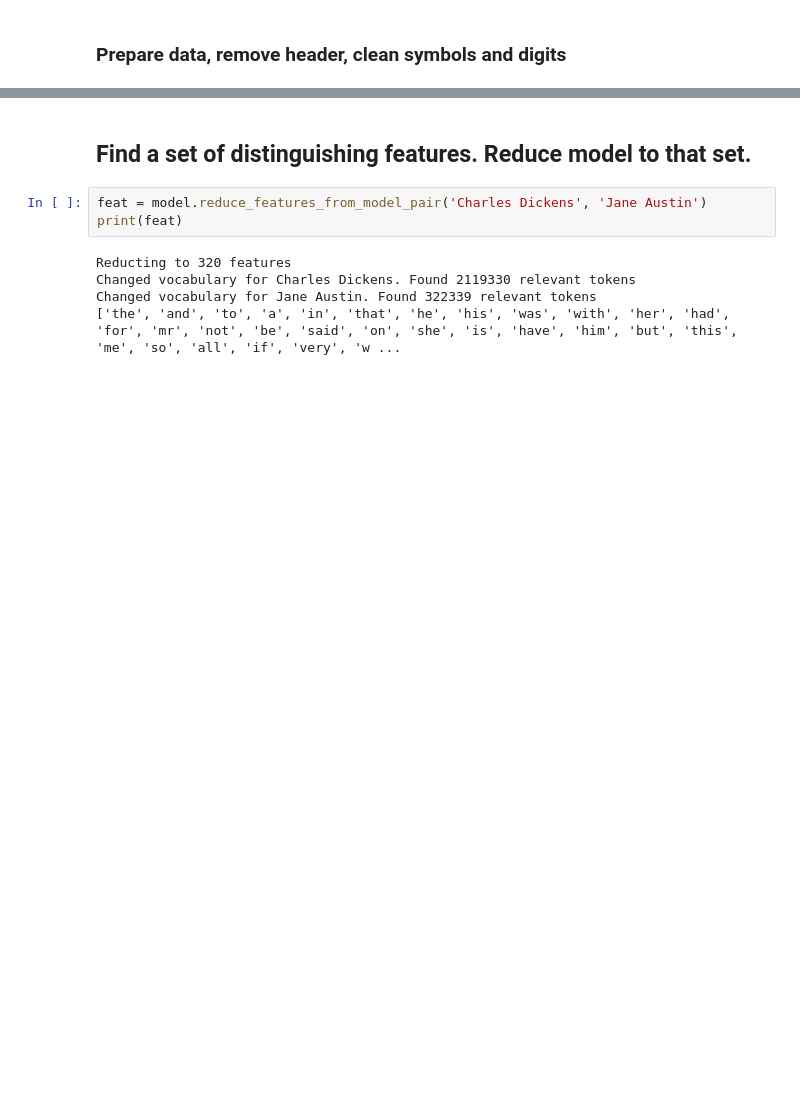
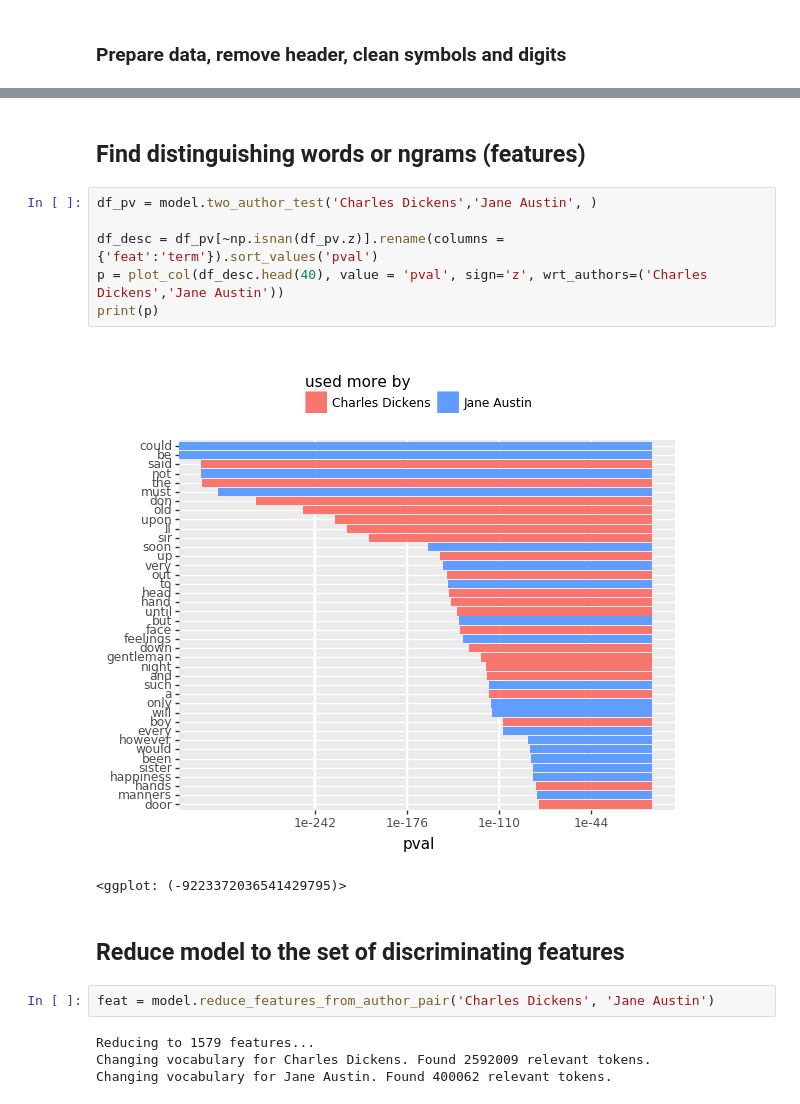
Before and after one commit to alonkipnis/AuthAttLib, a Jupyter notebook: Examples/AuthorshipAttribution_example.ipynb, the cells around one changed output, grey strips where cells are left out. Cells and saved outputs as stored; diff of their text form; blank space fills up the shorter version.

```diff
--- a/Examples/AuthorshipAttribution_example.ipynb
+++ b/Examples/AuthorshipAttribution_example.ipynb
@@ -158,13 +96,22 @@ plot_author_pair(df, value = 'HC', wrt_authors=('Jane Austin', 'Charles Dickens'
+# %% [markdown]
+<H2>Find distinguishing words or ngrams (features)</H2>
+# %%
+df_pv = model.two_author_test('Charles Dickens','Jane Austin', )
+
+df_desc = df_pv[~np.isnan(df_pv.z)].rename(columns = {'feat':'term'}).sort_values('pval')
+p = plot_col(df_desc.head(40), value = 'pval', sign='z', wrt_authors=('Charles Dickens','Jane Austin'))
+print(p)
+# %% [output]
+[figure, added]
+<ggplot: (-9223372036541429795)>
 # %% [markdown]
-<H2>Find a set of distinguishing features. Reduce model to that set. </H2>
+<H2>Reduce model to the set of discriminating features</H2>
 # %%
-feat = model.reduce_features_from_model_pair('Charles Dickens', 'Jane Austin')
-print(feat)
+feat = model.reduce_features_from_author_pair('Charles Dickens', 'Jane Austin')
 # %% [output]
-Reducting to 320 features
-Changed vocabulary for Charles Dickens. Found 2119330 relevant tokens
-Changed vocabulary for Jane Austin. Found 322339 relevant tokens
-['the', 'and', 'to', 'a', 'in', 'that', 'he', 'his', 'was', 'with', 'her', 'had', 'for', 'mr', 'not', 'be', 'said', 'on', 'she', 'is', 'have', 'him', 'but', 'this', 'me', 'so', 'all', 'if', 'very', 'w ...
+Reducing to 1579 features...
+Changing vocabulary for Charles Dickens. Found 2592009 relevant tokens.
+Changing vocabulary for Jane Austin. Found 400062 relevant tokens.
 # %%
 #compute HC scores of document against each corpus
 df = model.internal_stats()
```
Also changed, not shown: parts of 18 cells of this notebook, 7 other files.
